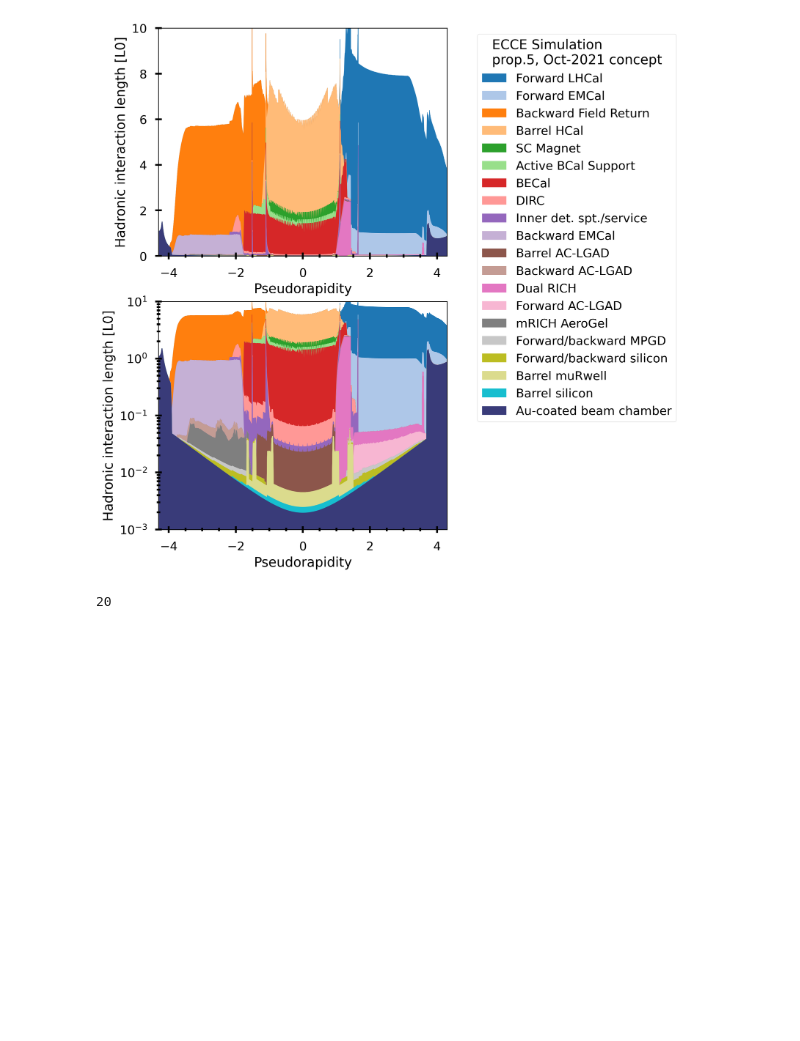
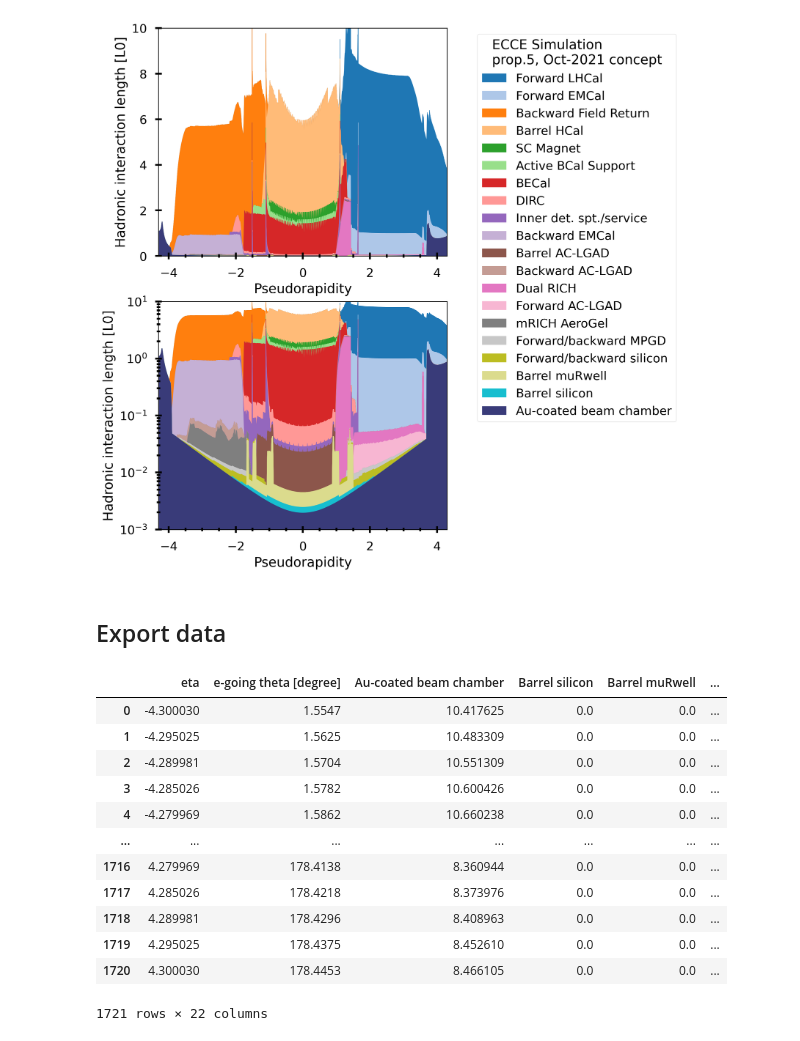
Before and after one commit to blackcathj/macros-1, a Jupyter notebook: detectors/EICDetector/Plot.ipynb, the cells around one changed output. Cells and saved outputs as stored; diff of their text form; code cells hidden in the pictures; blank space fills up the shorter version.

Commit message:
Add thickness export per layer

```diff
--- a/detectors/EICDetector/Plot.ipynb
+++ b/detectors/EICDetector/Plot.ipynb
@@ -390,7 +390,52 @@ plt.savefig(os.path.join(f'{file_base}_Hadronic_Interaction_Length_Log.pdf'), bb
 plt.savefig(os.path.join(f'{file_base}_Hadronic_Interaction_Length_Log.png'), bbox_inches='tight')
 # %% [output]
 [figure]
-# %%
-len(datasets)
-# %% [output]
-20
+# %% [markdown]
+## Export data
+# %%
+
+datasets = sorted(df.index.levels[0].unique().to_list(), reverse=False)
+
+df_x0 = pd.DataFrame()
+df_lambda0 = pd.DataFrame()
+
+last_x0 = 0
+last_lambda0 = 0
+
+for dataset in datasets:
+
+    x0_avg = df.loc[(dataset),:].groupby('Theta').x0.mean()
+    lambda0_avg = df.loc[(dataset),:].groupby('Theta').lambda0.mean()
+
+    etas = -np.log(np.tan( ((90-x0_avg.index.to_numpy())/180*np.pi)/2 ))
+    polar_angles = 180- ( 90-x0_avg.index.to_numpy() )
+    DataSetLable = DataSetLables[dataset]
+
+
+    df_x0['eta'] = etas
+    df_x0['e-going theta [degree]'] = polar_angles
+    df_x0[DataSetLable] = x0_avg.to_numpy() - last_x0
+    df_lambda0[DataSetLable] = lambda0_avg.to_numpy() - last_lambda0
+
+    last_x0 = x0_avg.to_numpy()
+    last_lambda0 = lambda0_avg.to_numpy()
+
+
+df_x0.to_csv('x0_layer.csv');
+df_lambda0.to_csv('lambda0_layer.csv');
+# %%
+df_x0
+# %% [output]
+|  | eta | e-going theta [degree] | Au-coated beam chamber | Barrel silicon | Barrel muRwell | ... |
+| 0 | -4.300030 | 1.5547 | 10.417625 | 0.0 | 0.0 | ... |
+| 1 | -4.295025 | 1.5625 | 10.483309 | 0.0 | 0.0 | ... |
+| 2 | -4.289981 | 1.5704 | 10.551309 | 0.0 | 0.0 | ... |
+| 3 | -4.285026 | 1.5782 | 10.600426 | 0.0 | 0.0 | ... |
+| 4 | -4.279969 | 1.5862 | 10.660238 | 0.0 | 0.0 | ... |
+| ... | ... | ... | ... | ... | ... | ... |
+| 1716 | 4.279969 | 178.4138 | 8.360944 | 0.0 | 0.0 | ... |
+| 1717 | 4.285026 | 178.4218 | 8.373976 | 0.0 | 0.0 | ... |
+| 1718 | 4.289981 | 178.4296 | 8.408963 | 0.0 | 0.0 | ... |
+| 1719 | 4.295025 | 178.4375 | 8.452610 | 0.0 | 0.0 | ... |
+| 1720 | 4.300030 | 178.4453 | 8.466105 | 0.0 | 0.0 | ... |
+1721 rows × 22 columns
```
Also changed, not shown: parts of 1 cell of this notebook, 2 other files.
